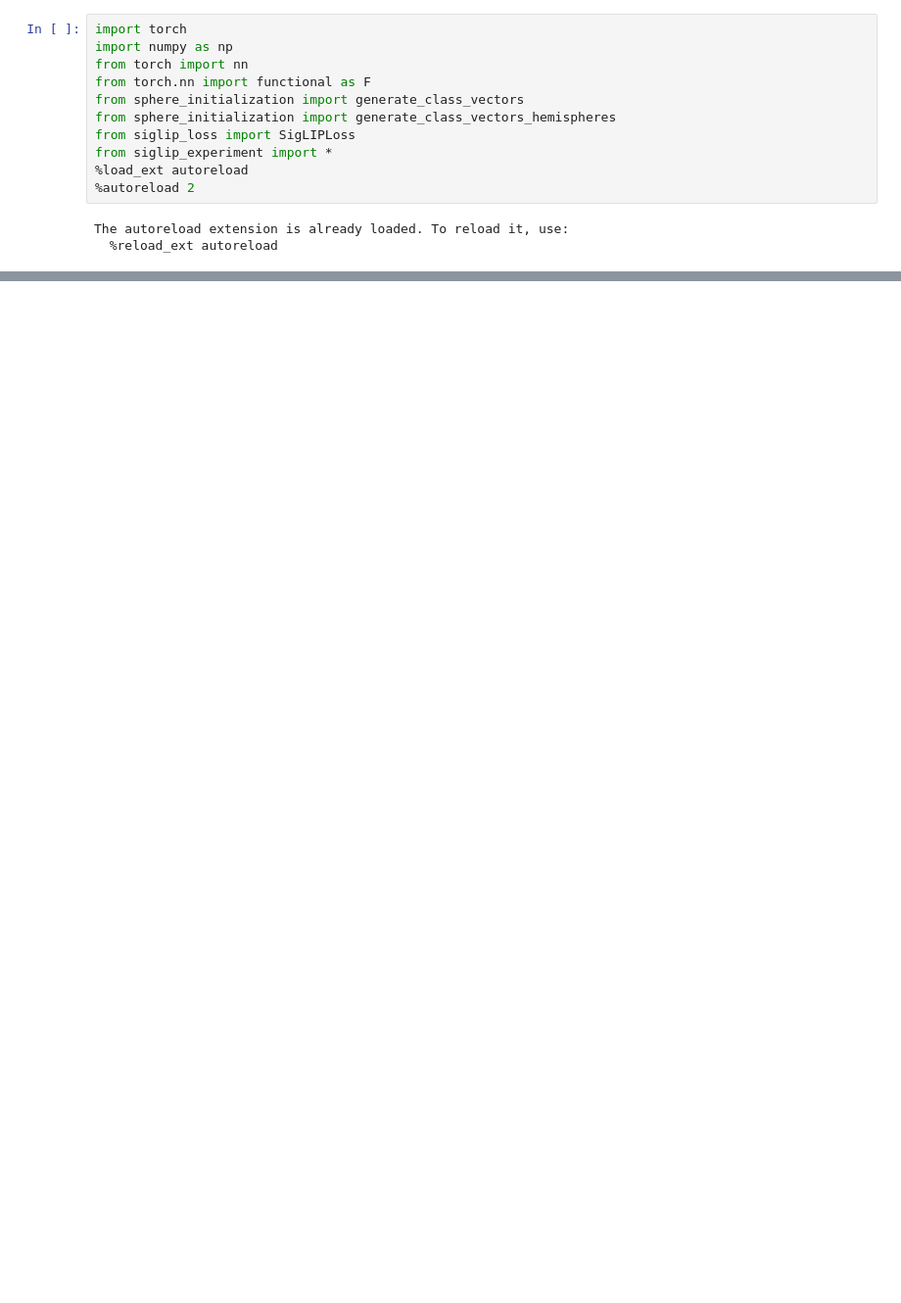
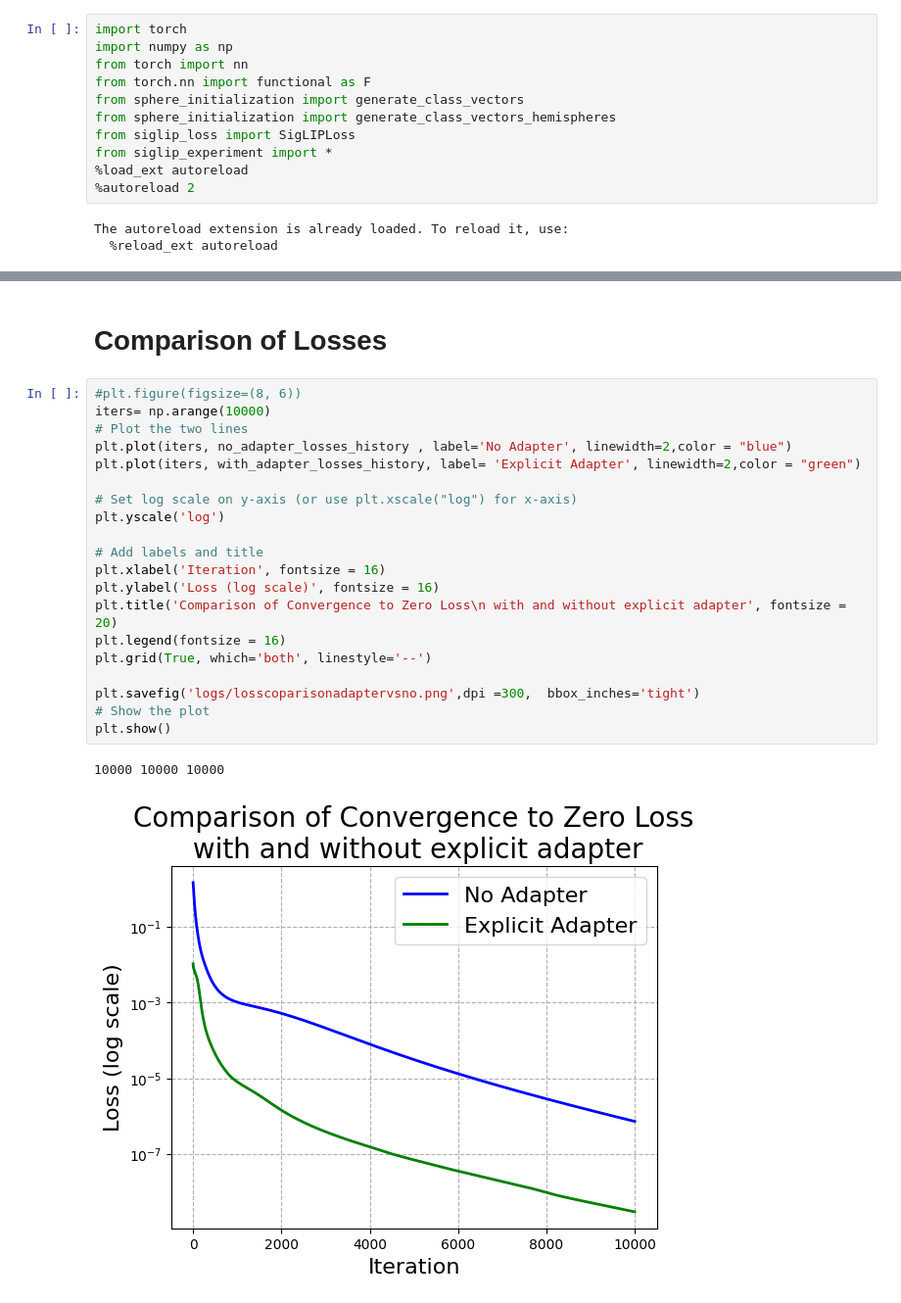
Before and after one commit to BangachevKiril/RepresentationLearningTheory, a Jupyter notebook: SigLIP/FrozenModalityExperiments.ipynb, the cells around one changed output, grey strips where cells are left out. Shown at 98% size. Drawn from its saved outputs; the diff is of its cells as text; blank space fills up the shorter version.

```diff
--- a/SigLIP/FrozenModalityExperiments.ipynb
+++ b/SigLIP/FrozenModalityExperiments.ipynb
@@ -114,0 +216,25 @@ plt.show()
+# %% [markdown]
+# Comparison of Losses
+# %%
+#plt.figure(figsize=(8, 6))
+iters= np.arange(10000)
+# Plot the two lines
+plt.plot(iters, no_adapter_losses_history , label='No Adapter', linewidth=2,color = "blue")
+plt.plot(iters, with_adapter_losses_history, label= 'Explicit Adapter', linewidth=2,color = "green")
+
+# Set log scale on y-axis (or use plt.xscale("log") for x-axis)
+plt.yscale('log')
+
+# Add labels and title
+plt.xlabel('Iteration', fontsize = 16)
+plt.ylabel('Loss (log scale)', fontsize = 16)
+plt.title('Comparison of Convergence to Zero Loss\n with and without explicit adapter', fontsize = 20)
+plt.legend(fontsize = 16)
+plt.grid(True, which='both', linestyle='--')
+
+plt.savefig('logs/losscoparisonadaptervsno.png',dpi =300,  bbox_inches='tight')
+# Show the plot
+plt.show()
+# %% [output]
+10000 10000 10000
+[figure, added]
```
Also changed, not shown: parts of 11 cells of this notebook.
